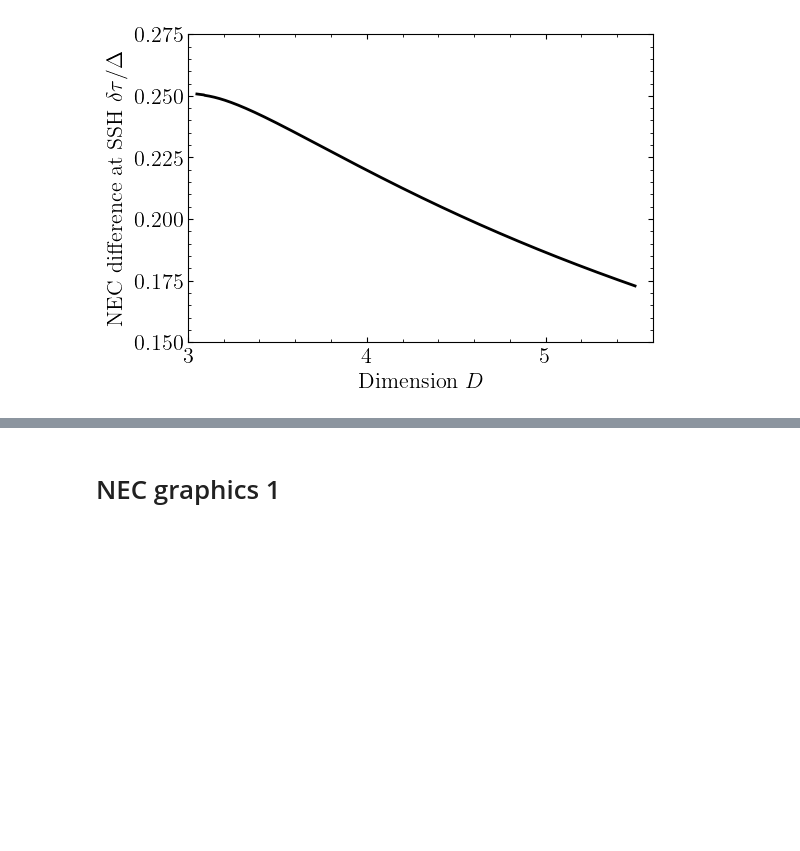
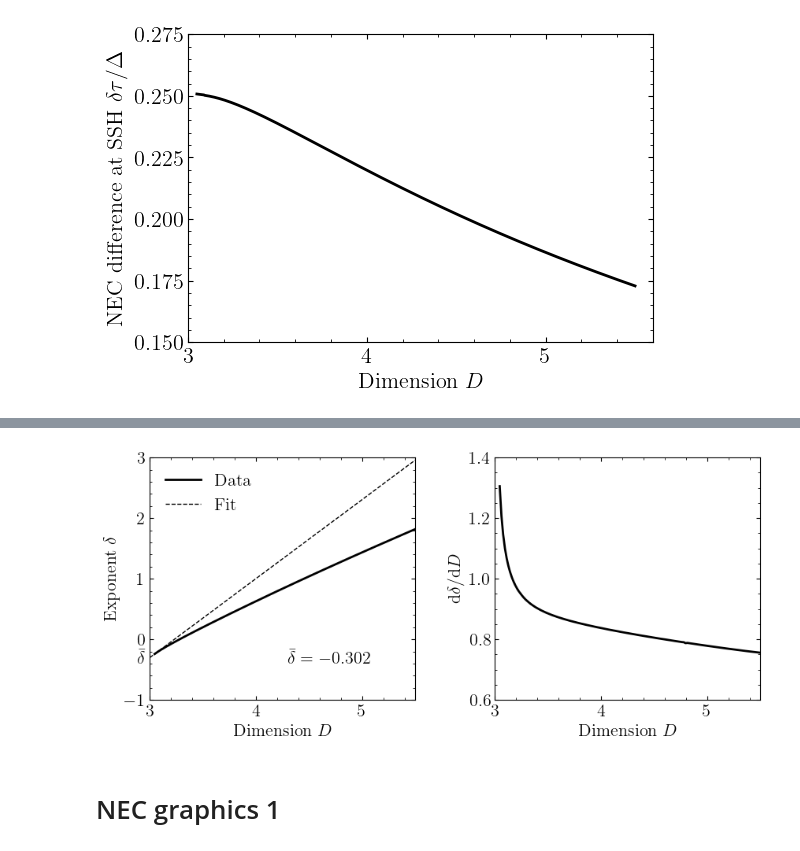
Before and after one commit to EckerChristian/CriticalSpacetimeCrystal, a Jupyter notebook: plots/plots.ipynb, the cells around one changed output, grey strips where cells are left out. Cells and saved outputs as stored; diff of their text form; code cells hidden in the pictures; blank space fills up the shorter version.

```diff
--- a/plots/plots.ipynb
+++ b/plots/plots.ipynb
@@ -1213,3 +1378,84 @@ plt.savefig("NECdiffSSHoverDel.pdf",dpi=100,bbox_inches='tight')
+# %%
+import numpy as np
+import matplotlib.pyplot as plt
+from matplotlib.lines import Line2D
+
+# LaTeX font
+plt.rcParams.update({
+    "text.usetex": True,
+    "font.size": 16
+})
+
+# numeric data
+delta     = np.loadtxt("../complete_data/delta_sing.dat")
+Ddelta    = np.loadtxt("../complete_data/Ddelta_sing.dat")
+deltafit  = np.loadtxt("../complete_data/delta_sing_fit.dat")
+
+# -----------------------
+# Figure & subplots
+# -----------------------
+fig, (ax, axR) = plt.subplots(
+    1, 2,
+    sharex=False,
+    figsize=(10, 4),
+    dpi=100,
+    facecolor='white',
+    gridspec_kw={"width_ratios": [1, 1], "wspace": 0.3}
+)
+
+# -----------------------
+# Left subplot: delta
+# -----------------------
+ax.set_xlim([3, 5.5])
+ax.set_ylim([-1.0, 3.0])
+ax.tick_params(which='both', direction='in', top=True, right=True)
+ax.minorticks_on()
+ax.xaxis.set_major_locator(plt.MultipleLocator(1))
+
+ax.set_xlabel(r'${\rm Dimension}~D$')
+ax.set_ylabel(r'${\rm Exponent}~\delta$')
+
+ax.plot(delta[:, 0], delta[:, 1], color="black", lw=2)
+ax.plot(deltafit[:, 0], deltafit[:, 1], color="black", lw=1, ls="--")
+
+ax.legend(
+    handles=[
+        Line2D([], [], color='k', lw=2, label=r"$\textrm{Data}$"),
+        Line2D([], [], color='k', lw=1, ls="--", label=r"$\textrm{Fit}$")
+    ],
+    frameon=False,
+    loc="upper left"
+)
+
+ax.text(2.88, -0.4, r"$\bar{\delta}$", fontsize=16)
+ax.text(4.3, -0.4, r"$\bar{\delta}=-0.302$", fontsize=16)
+
+# -----------------------
+# Right subplot: Ddelta
+# -----------------------
+axR.set_xlim([3, 5.5])
+axR.set_ylim([0.6, 1.4])
+axR.tick_params(which='both', direction='in', top=True, right=True, left=True)
+axR.minorticks_on()
+axR.xaxis.set_major_locator(plt.MultipleLocator(1))
+
+axR.plot(Ddelta[:, 0], Ddelta[:, 1], color="black", lw=2)
+axR.set_xlabel(r'${\rm Dimension}~D$')
+axR.set_ylabel(r'$\textrm{d}\delta / \textrm{d}D$')
+
+plt.setp(axR.get_xticklabels(), visible=True)
+
+# -----------------------
+# Match aspect ratios
+# -----------------------
+#fig.canvas.draw()
+#axR.set_box_aspect(ax.get_box_aspect())
+
+# -----------------------
+plt.savefig("delta_sing.pdf", dpi=100, bbox_inches='tight')
+plt.show()
+# %% [output]
+[figure, added]
 # %% [markdown]
 # NEC graphics 1
 # %%
```
Also changed, not shown: parts of 8 cells of this notebook, 1 other file.
